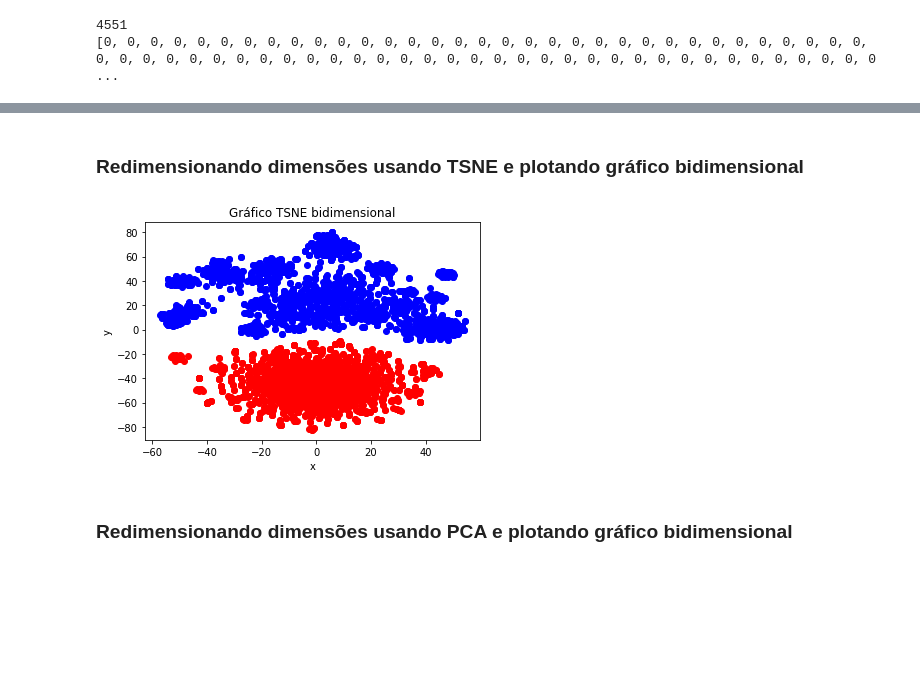
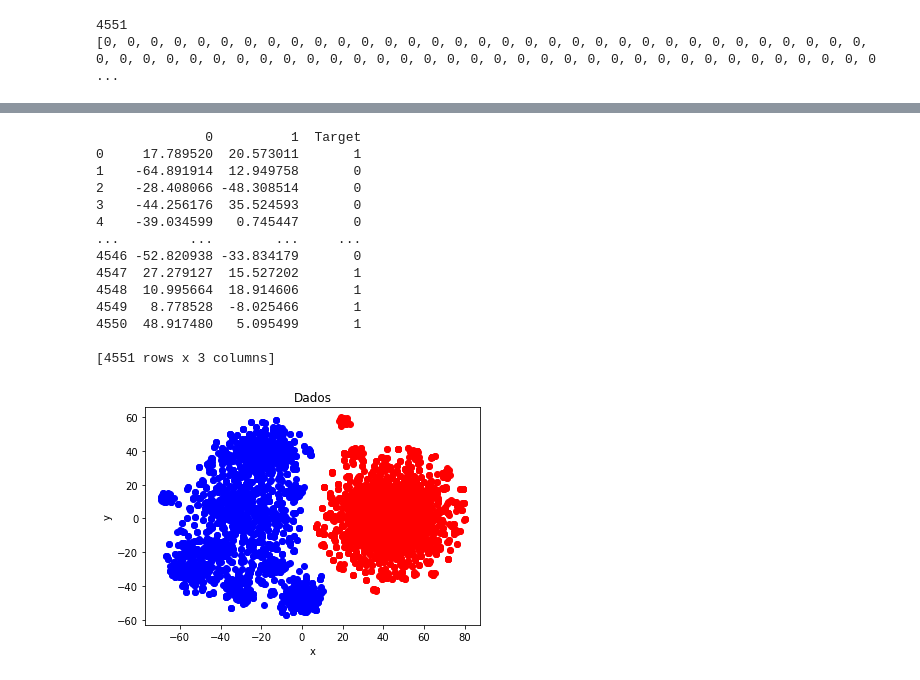
Before and after one commit to PlayerGhost/ciencia_de_dados_data_analysis, a Jupyter notebook: email_classification.ipynb, the cells around one changed output, grey strips where cells are left out. Cells and saved outputs as stored; diff of their text form; code cells hidden in the pictures; blank space fills up the shorter version.

```diff
--- a/email_classification.ipynb
+++ b/email_classification.ipynb
@@ -246,5 +281,7 @@ plt.show()
 # %%
-tfidfVectorizer = TfidfVectorizer(analyzer="word", max_features=2500)
+tfidfVectorizer = TfidfVectorizer(analyzer="word",max_features=2100)
+#tfidfVectorizer = TfidfVectorizer(analyzer="word")
+
 tfidfTransform = tfidfVectorizer.fit_transform(emailsText)
 
 print(tfidfTransform)
@@ -269,4 +306,4 @@ print(tfidfTransform)
 # %%
-tfidfLabels = tfidfVectorizer.get_feature_names_out()
+tfidfLabels = tfidfVectorizer.get_feature_names()
 tfidfLabels
 # %% [output]
@@ -329,2 +362,0 @@ dfTfidfArray
-# %% [markdown]
-### Redimensionando dimensões usando TSNE e plotando gráfico bidimensional
@@ -331,27 +365,40 @@ dfTfidfArray
 # %%
 model = TSNE(n_components=2, random_state=0)
+#model = PCA(n_components=50, svd_solver='full')
 array_red = model.fit_transform(dfTfidfArray)
 
 df_tsne = pd.DataFrame(array_red)
 
 target = dfTfidfArray["Target"].array
 
 df_tsne['Target'] = target
+print(df_tsne)
+df_tsne_c1 = df_tsne[df_tsne['Target'] == 0]
 
-df_tsne_ham = df_tsne[df_tsne['Target'] == 0]
+df_tsne_c2 = df_tsne[df_tsne['Target'] == 1]
 
-df_tsne_spam = df_tsne[df_tsne['Target'] == 1]
+plt.scatter(df_tsne_c1[0].array,df_tsne_c1[1].array,marker='o',color='blue')
 
-plt.scatter(df_tsne_ham[0].array,df_tsne_ham[1].array,marker='o',color='blue')
+plt.scatter(df_tsne_c2[0].array,df_tsne_c2[1].array,marker='o',color='red')
 
-plt.scatter(df_tsne_spam[0].array,df_tsne_spam[1].array,marker='o',color='red')
-
-plt.title('Gráfico TSNE bidimensional')
+plt.title('Dados')
 plt.xlabel('x')
 plt.ylabel('y')
 
 plt.show()
 # %% [output]
+              0          1  Target
+0     17.789520  20.573011       1
+1    -64.891914  12.949758       0
+2    -28.408066 -48.308514       0
+3    -44.256176  35.524593       0
+4    -39.034599   0.745447       0
+...         ...        ...     ...
+4546 -52.820938 -33.834179       0
+4547  27.279127  15.527202       1
+4548  10.995664  18.914606       1
+4549   8.778528  -8.025466       1
+4550  48.917480   5.095499       1
+
+[4551 rows x 3 columns]
-[figure, old version]
+[figure, new version]
-# %% [markdown]
-### Redimensionando dimensões usando PCA e plotando gráfico bidimensional
```
Also changed, not shown: parts of 57 cells of this notebook.
